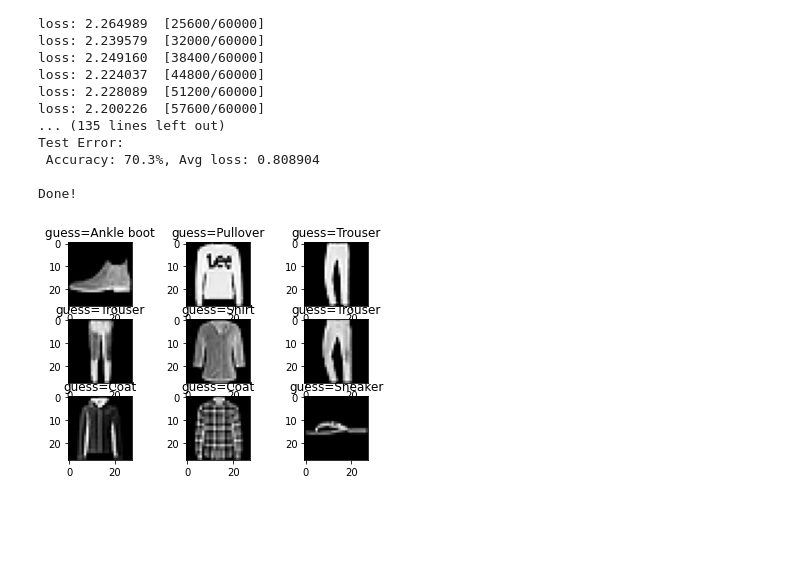
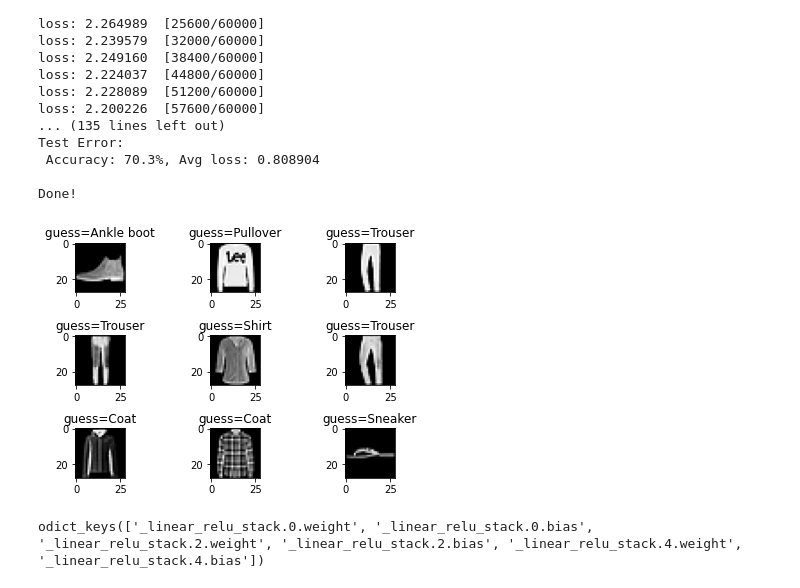
Before and after one commit to wanermiranda/pytorch-tutorials, a Jupyter notebook: notebooks/quickstart-wompth.ipynb, the cells around one changed output. Cells and saved outputs as stored; diff of their text form; code cells hidden in the pictures; blank space fills up the shorter version.

```diff
--- a/notebooks/quickstart-wompth.ipynb
+++ b/notebooks/quickstart-wompth.ipynb
@@ -70,13 +70,18 @@ result = nn.predict(test_loader)
 # %%
 figure, axes = plt.subplots(nrows=3, ncols=3)
 
 i = 0
 for row in axes:
     for col in row:
         y = test_loader.dataset[i][1]
         X = test_loader.dataset[i][0]
-        plt.subplot(330 + (i+1)).set_title(f'guess={result[i]}')
-        plt.imshow(X[0], cmap=plt.get_cmap('gray'))
+        col.set_title(f'guess={result[i]}')
+        col.imshow(X[0], cmap=plt.get_cmap('gray'))
         i += 1
+figure.tight_layout(pad=1.0)
 # %% [output]
-[figure, old version]
+[figure, new version]
+# %%
+nn.state_dict().keys()
+# %% [output]
+odict_keys(['_linear_relu_stack.0.weight', '_linear_relu_stack.0.bias', '_linear_relu_stack.2.weight', '_linear_relu_stack.2.bias', '_linear_relu_stack.4.weight', '_linear_relu_stack.4.bias'])
```
Also changed, not shown: 2 other files.
